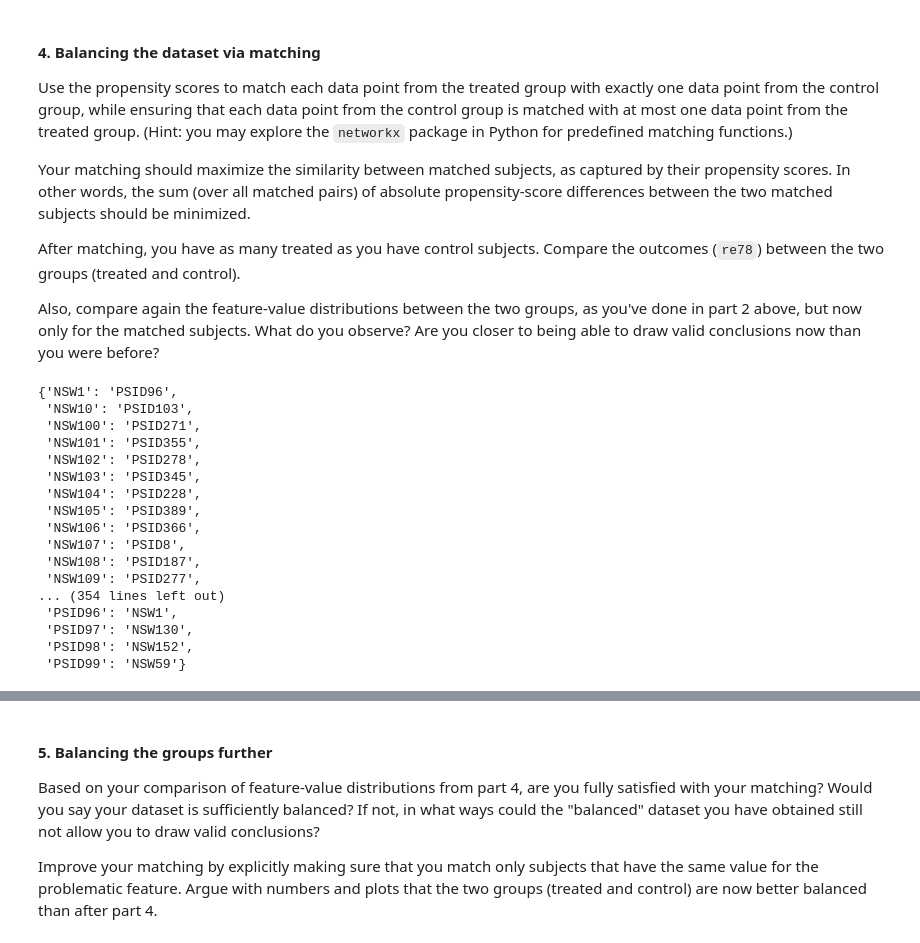
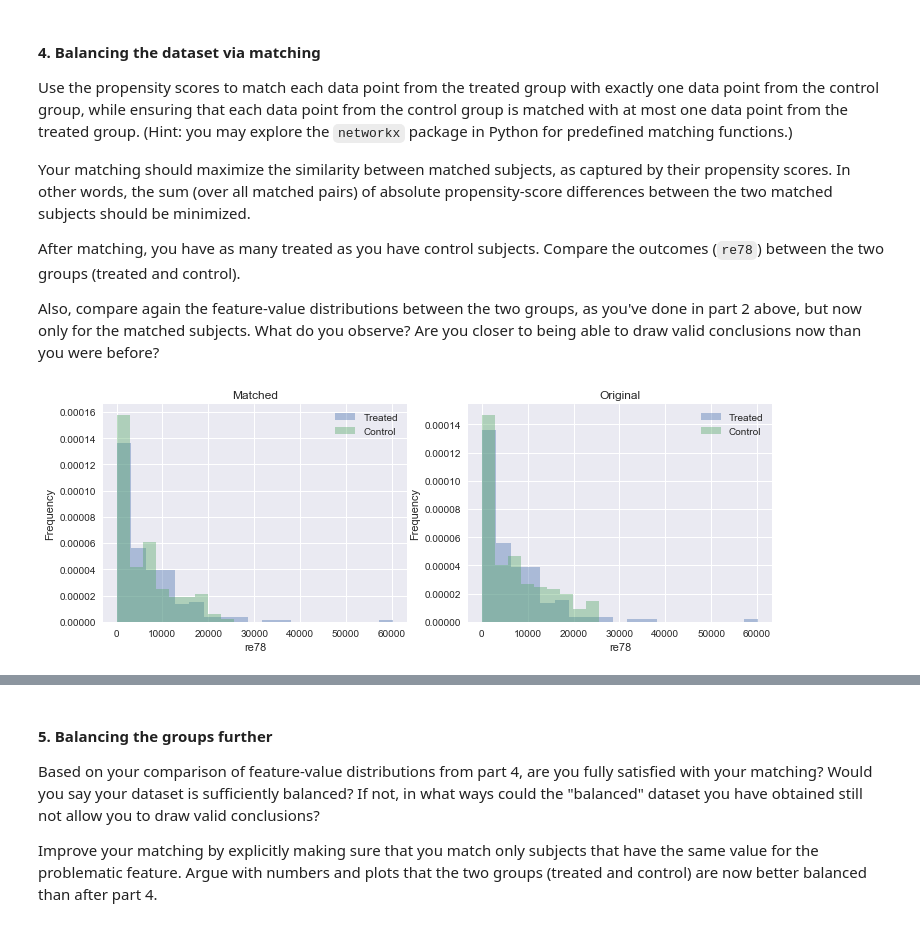
Before and after one commit to zenhaeus/cs-401, a Jupyter notebook: 04 - Applied ML/Homework-04.ipynb, the cells around one changed output, grey strips where cells are left out. Drawn from its saved outputs; the diff is of its cells as text; code cells hidden in the pictures.

```diff
--- a/04 - Applied ML/Homework-04.ipynb
+++ b/04 - Applied ML/Homework-04.ipynb
@@ -244,10 +233,16 @@ More people under 30 more with re74 and re75 under 5000...looks like esponential
 educ has different minimum and maximum...looks like normal check using quantiles
 Looking at the age plots, we can notice that in the treat group there are an higher density of pe
 # %%
-fig, axes = plt.subplots(2, 2, figsize=(14, 12));
+def plot_range_boxplots(df_, filter_=None):
+    fig, axes = plt.subplots(2, 2, figsize=(14, 12));
 
-for i, feature in enumerate(['age', 'educ', 're74', 're75']):
-    sns.boxplot(x=df.treat,y=df[feature], ax=axes[int(i > 1),i%2])
+    if filter_ is not None:
+        df_ = df[filter_]
+
+    for i, feature in enumerate(['age', 'educ', 're74', 're75']):
+        sns.boxplot(x=df_.treat,y=df_[feature], ax=axes[int(i > 1),i%2])
+
+plot_range_boxplots(df)
 # %% [output]
 [figure]
 # %% [markdown]
@@ -286,10 +281,15 @@ same results of box plts selection a range on age and educ
 # %%
 #aggiungi white
 #non rende bene perchè non tiene conto del numero totale in treat and no treat-->piechart better
-fig, axes = plt.subplots(2, 2, figsize=(10, 8));
 
-for i, feature in enumerate(['black', 'hispan', 'married', 'nodegree']):
-    sns.countplot(hue=feature, x="treat", data=df, palette="Greens_d", ax=axes[int(i>1), i%2])
+def plot_categorical(df_, filter_=None):
+    fig, axes = plt.subplots(2, 2, figsize=(10, 8));
+    if filter_ is not None:
+        df_ = df[filter_]
+    for i, feature in enumerate(['black', 'hispan', 'married', 'nodegree']):
+        sns.countplot(hue=feature, x="treat", data=df_, palette="Greens_d", ax=axes[int(i>1), i%2])
+
+plot_categorical(df)
 # %% [output]
 [figure]
 # %%
@@ -464,31 +462,29 @@ edges = []
 for (i, (id_i, entry_1)) in enumerate(treat_1.iterrows()):
     for (j, (id_j, entry_0)) in enumerate(treat_0.iterrows()):
         # make weight negative to use max_weight_matching algorithm
-        weight = -abs(entry_1['prob_treat'] - entry_0['prob_treat'])
+        weight = 1 - abs(entry_1['prob_treat'] - entry_0['prob_treat'])
         edges.append((id_i, id_j, weight))
 
 B.add_weighted_edges_from(edges)
 
-X,Y = bipartite.sets(B)
+#X,Y = bipartite.sets(B)
 # %%
 matching = nx.max_weight_matching(B, maxcardinality=True)
-# %%
-matching
-# %% [output]
-{'NSW1': 'PSID96',
- 'NSW10': 'PSID103',
- 'NSW100': 'PSID271',
- 'NSW101': 'PSID355',
- 'NSW102': 'PSID278',
- 'NSW103': 'PSID345',
- 'NSW104': 'PSID228',
- 'NSW105': 'PSID389',
- 'NSW106': 'PSID366',
- 'NSW107': 'PSID8',
- 'NSW108': 'PSID187',
- 'NSW109': 'PSID277',
-... (354 lines left out)
- 'PSID96': 'NSW1',
- 'PSID97': 'NSW130',
- 'PSID98': 'NSW152',
- 'PSID99': 'NSW59'}
+# %%
+# Only keep matches in one direction
+treated_id_set = set(treat_1.index)
+reduced = {k : v for k, v in matching.items() if k in treated_id_set}
+
+# Plot new distribution
+fig, axes = plt.subplots(1, 2, figsize=(12, 4))
+
+plt.subplot(1, 2, 1)
+plot_dist_comparison(df, 're78', df.index.isin(reduced.keys()),
+                     df.index.isin(reduced.values())).set_title('Matched')
+
+plt.subplot(1, 2, 2)
+# as a reminder, the original plot
+plot_dist_comparison(df, 're78').set_title('Original')
+plt.show()
+# %% [output]
+[figure, added]
```
Also changed, not shown: parts of 10 cells of this notebook.
